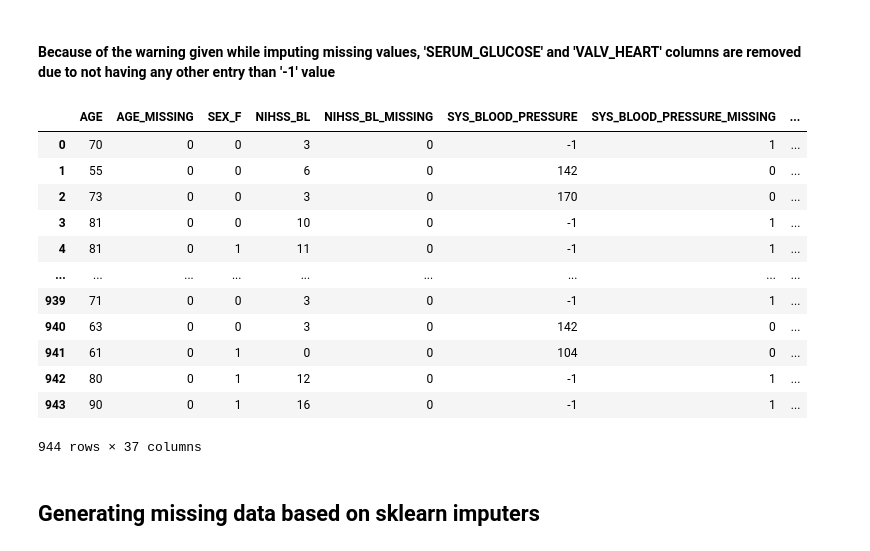
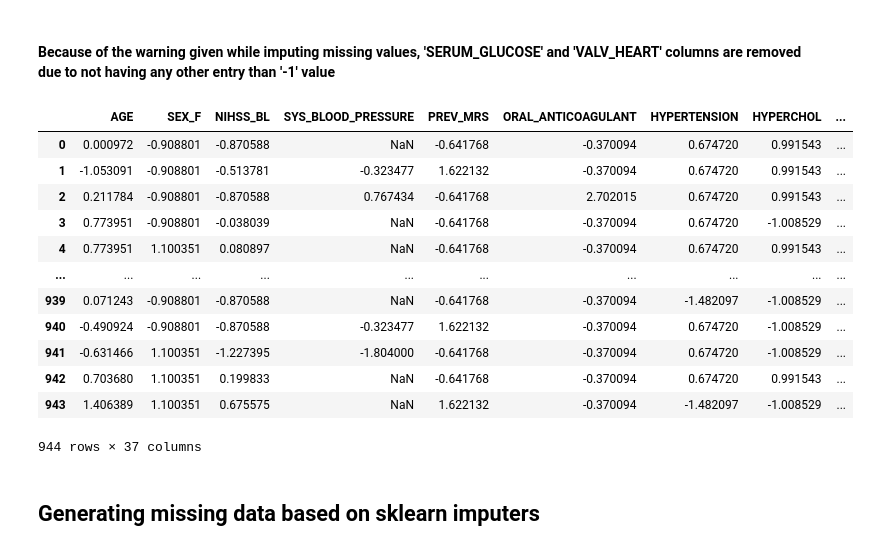
Before and after one commit to POskar/GenerativeMLForPrecisionMedicine, a Jupyter notebook: cGMM_with_missingness.ipynb, the cells around one changed output. Saved outputs shown, nothing was run; the diff lists cells and outputs as text; code cells hidden in the pictures.

```diff
--- a/cGMM_with_missingness.ipynb
+++ b/cGMM_with_missingness.ipynb
@@ -23,21 +23,48 @@ y = df.filter([target_feature])
 #### Because of the warning given while imputing missing values, 'SERUM_GLUCOSE' and 'VALV_HEART' columns are removed due to not having any other entry than '-1' value
 # %%
 df = df.drop(columns={'SERUM_GLUCOSE', 'SERUM_GLUCOSE_MISSING', 'VALV_HEART', 'MRS_90', 'MRS_90_DICHO'}, axis=1)
-df
-# %% [output]
-|  | AGE | AGE_MISSING | SEX_F | NIHSS_BL | NIHSS_BL_MISSING | SYS_BLOOD_PRESSURE | SYS_BLOOD_PRESSURE_MISSING | ... |
-| 0 | 70 | 0 | 0 | 3 | 0 | -1 | 1 | ... |
-| 1 | 55 | 0 | 0 | 6 | 0 | 142 | 0 | ... |
-| 2 | 73 | 0 | 0 | 3 | 0 | 170 | 0 | ... |
-| 3 | 81 | 0 | 0 | 10 | 0 | -1 | 1 | ... |
-| 4 | 81 | 0 | 1 | 11 | 0 | -1 | 1 | ... |
-| ... | ... | ... | ... | ... | ... | ... | ... | ... |
-| 939 | 71 | 0 | 0 | 3 | 0 | -1 | 1 | ... |
-| 940 | 63 | 0 | 0 | 3 | 0 | 142 | 0 | ... |
-| 941 | 61 | 0 | 1 | 0 | 0 | 104 | 0 | ... |
-| 942 | 80 | 0 | 1 | 12 | 0 | -1 | 1 | ... |
-| 943 | 90 | 0 | 1 | 16 | 0 | -1 | 1 | ... |
-944 rows × 37 columns
+# %%
+from sklearn.preprocessing import StandardScaler
+
+# Replace all -1 values with NaN to avoid normalization on missing values
+df.replace(-1, np.nan, inplace=True)
+
+# Initialize the scaler
+scaler = StandardScaler()
+
+# Columns to scale
+columns_to_scale = [col for col in df.columns if '_MISSING' not in col]
+
+# Fit and transform the selected columns
+scaled_data = scaler.fit_transform(df[columns_to_scale])
+
+# Convert the scaled data back to DataFrame
+df_scaled = pd.DataFrame(scaled_data, columns=columns_to_scale)
+
+# Retrieve the unscaled columns
+unscaled_columns = [col for col in df.columns if col not in columns_to_scale]
+
+# Concatenate scaled and unscaled columns
+df = pd.concat([df_scaled, df[unscaled_columns]], axis=1)
+
+# Reverting the NaN values
+# df.replace(np.nan, -1, inplace=True)
+
+df
+# %% [output]
+|  | AGE | SEX_F | NIHSS_BL | SYS_BLOOD_PRESSURE | PREV_MRS | ORAL_ANTICOAGULANT | HYPERTENSION | HYPERCHOL | ... |
+| 0 | 0.000972 | -0.908801 | -0.870588 | NaN | -0.641768 | -0.370094 | 0.674720 | 0.991543 | ... |
+| 1 | -1.053091 | -0.908801 | -0.513781 | -0.323477 | 1.622132 | -0.370094 | 0.674720 | 0.991543 | ... |
+| 2 | 0.211784 | -0.908801 | -0.870588 | 0.767434 | -0.641768 | 2.702015 | 0.674720 | 0.991543 | ... |
+| 3 | 0.773951 | -0.908801 | -0.038039 | NaN | -0.641768 | -0.370094 | 0.674720 | -1.008529 | ... |
+| 4 | 0.773951 | 1.100351 | 0.080897 | NaN | -0.641768 | -0.370094 | 0.674720 | 0.991543 | ... |
+| ... | ... | ... | ... | ... | ... | ... | ... | ... | ... |
+| 939 | 0.071243 | -0.908801 | -0.870588 | NaN | -0.641768 | -0.370094 | -1.482097 | -1.008529 | ... |
+| 940 | -0.490924 | -0.908801 | -0.870588 | -0.323477 | 1.622132 | -0.370094 | 0.674720 | -1.008529 | ... |
+| 941 | -0.631466 | 1.100351 | -1.227395 | -1.804000 | -0.641768 | -0.370094 | 0.674720 | -1.008529 | ... |
+| 942 | 0.703680 | 1.100351 | 0.199833 | NaN | -0.641768 | -0.370094 | 0.674720 | 0.991543 | ... |
+| 943 | 1.406389 | 1.100351 | 0.675575 | NaN | 1.622132 | -0.370094 | -1.482097 | -1.008529 | ... |
+944 rows × 37 columns
 # %% [markdown]
 ## Generating missing data based on sklearn imputers
 # %%
```
Also changed, not shown: parts of 9 cells of this notebook, 1 other file.
